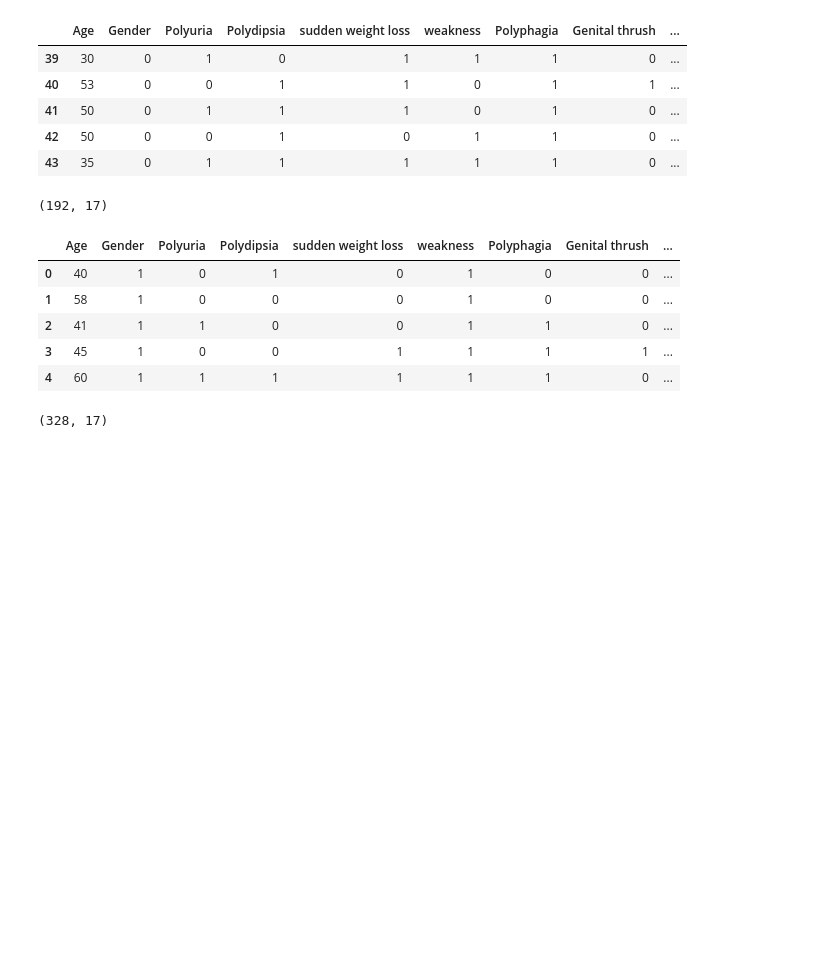
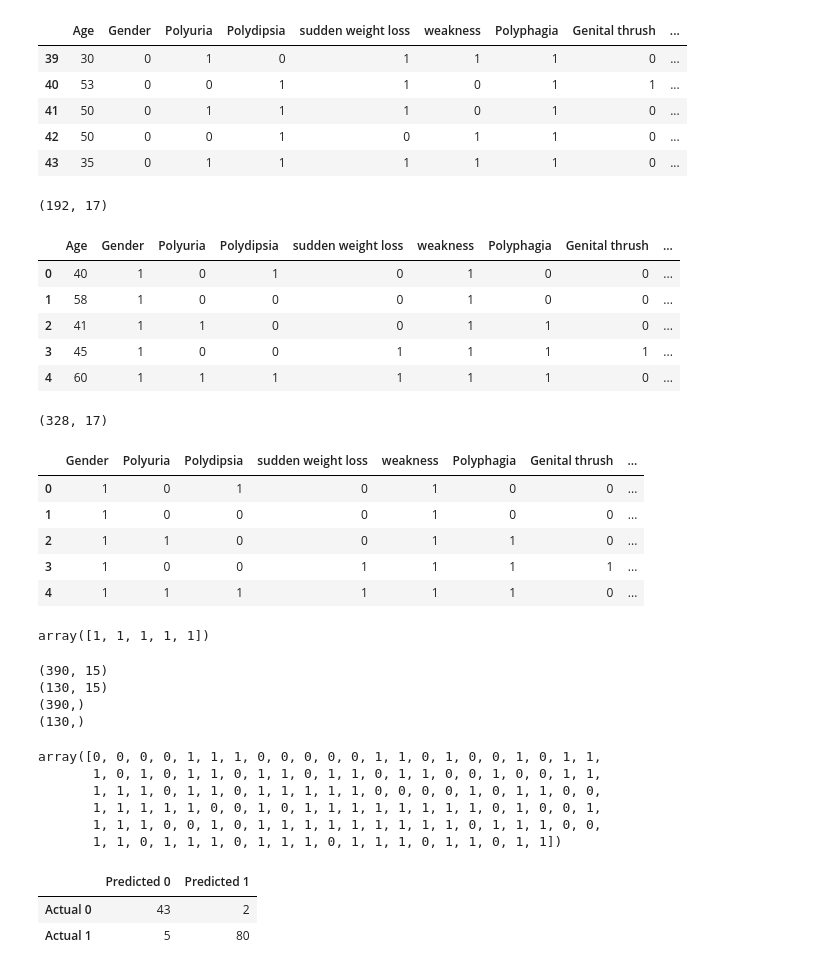
Before and after one commit to asadca4u/Final_Project_Group_Five, a Jupyter notebook: Diabetes_ETL.ipynb, the cells around one changed output. Saved outputs shown, nothing was run; the diff lists cells and outputs as text; code cells hidden in the pictures; blank space fills up the shorter version.

```diff
--- a/Diabetes_ETL.ipynb
+++ b/Diabetes_ETL.ipynb
@@ -103,0 +111,32 @@ male_df.to_sql('male_data', engine, if_exists='replace', index=False)
+# %%
+# Define the Features Set
+X = df2.copy()
+X = X.drop(["class", "Age"], axis=1)
+X.head()
+# %% [output]
+|  | Gender | Polyuria | Polydipsia | sudden weight loss | weakness | Polyphagia | Genital thrush | ... |
+| 0 | 1 | 0 | 1 | 0 | 1 | 0 | 0 | ... |
+| 1 | 1 | 0 | 0 | 0 | 1 | 0 | 0 | ... |
+| 2 | 1 | 1 | 0 | 0 | 1 | 1 | 0 | ... |
+| 3 | 1 | 0 | 0 | 1 | 1 | 1 | 1 | ... |
+| 4 | 1 | 1 | 1 | 1 | 1 | 1 | 0 | ... |
+# %%
+# Define the target set.
+y = df2["class"].values
+y[:5]
+# %% [output]
+array([1, 1, 1, 1, 1])
+# %%
+# Split data into training and testing sets
+X_train, X_test, y_train, y_test = train_test_split(X, y, random_state=1)
+
+# Determine the shape of our training and testing sets.
+print(X_train.shape)
+print(X_test.shape)
+print(y_train.shape)
+print(y_test.shape)
+# %% [output]
+(390, 15)
+(130, 15)
+(390,)
+(130,)
@@ -103,0 +157,24 @@ male_df.to_sql('male_data', engine, if_exists='replace', index=False)
+# %%
+# Making predictions using the testing data.
+predictions = model.predict(X_test_scaled)
+predictions
+# %% [output]
+array([0, 0, 0, 0, 1, 1, 1, 0, 0, 0, 0, 0, 1, 1, 0, 1, 0, 0, 1, 0, 1, 1,
+       1, 0, 1, 0, 1, 1, 0, 1, 1, 0, 1, 1, 0, 1, 1, 0, 0, 1, 0, 0, 1, 1,
+       1, 1, 1, 0, 1, 1, 0, 1, 1, 1, 1, 1, 0, 0, 0, 0, 1, 0, 1, 1, 0, 0,
+       1, 1, 1, 1, 1, 0, 0, 1, 0, 1, 1, 1, 1, 1, 1, 1, 1, 0, 1, 0, 0, 1,
+       1, 1, 1, 0, 0, 1, 0, 1, 1, 1, 1, 1, 1, 1, 1, 1, 0, 1, 1, 1, 0, 0,
+       1, 1, 0, 1, 1, 1, 0, 1, 1, 1, 0, 1, 1, 1, 0, 1, 1, 0, 1, 1])
+# %%
+# Calculating the confusion matrix
+cm = confusion_matrix(y_test, predictions)
+
+# Create a DataFrame from the confusion matrix.
+cm_df = pd.DataFrame(
+    cm, index=["Actual 0", "Actual 1"], columns=["Predicted 0", "Predicted 1"])
+
+cm_df
+# %% [output]
+|  | Predicted 0 | Predicted 1 |
+| Actual 0 | 43 | 2 |
+| Actual 1 | 5 | 80 |
```
Also changed, not shown: parts of 5 cells of this notebook.
